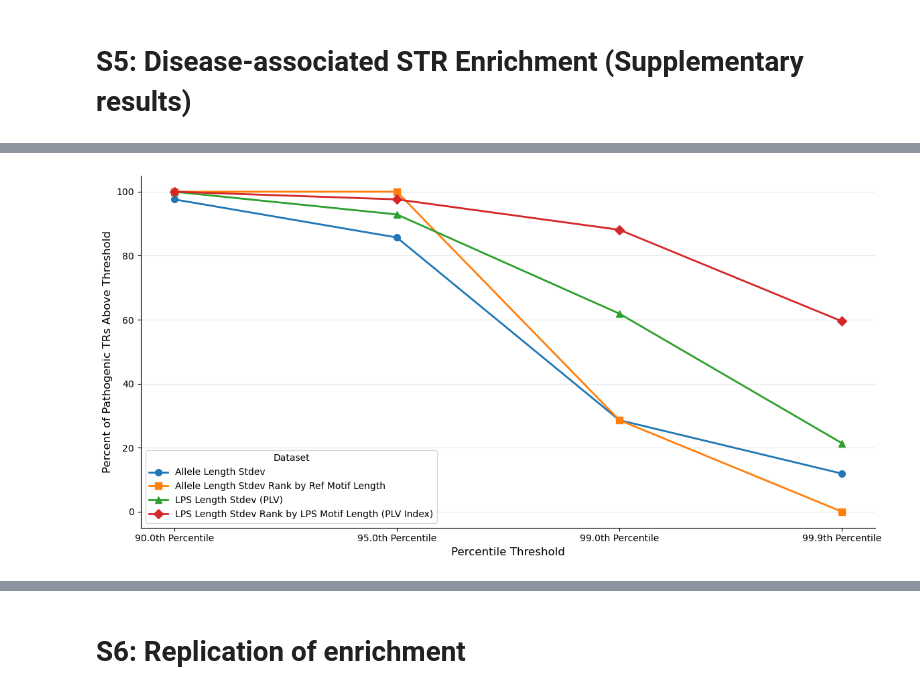
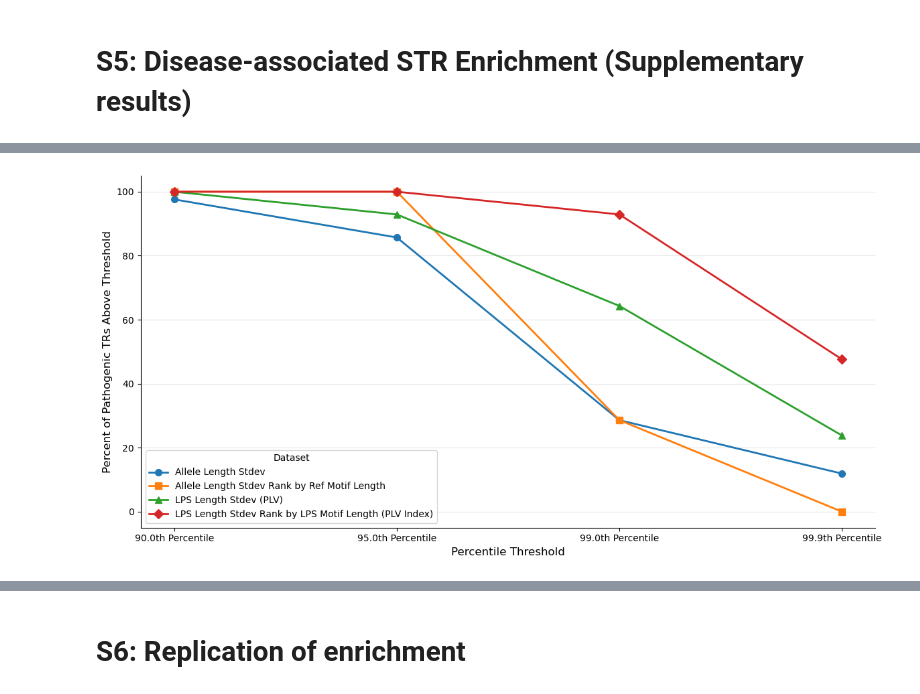
Before and after one commit to ZuchnerLab/AoU_TRs_PLVI_Manuscript, a Jupyter notebook: SupplementaryFigures_Part2.ipynb, the cells around one changed output, grey strips where cells are left out. Cells and saved outputs as stored; diff of their text form; code cells hidden in the pictures.

```diff
--- a/SupplementaryFigures_Part2.ipynb
+++ b/SupplementaryFigures_Part2.ipynb
@@ -149,12 +151,30 @@ Above 90.0th percentile:
   Pathogenic above threshold: 0/42 (0.0%)
 # %%
 # repeat for LPS length
-lps=pd.read_csv('statsTables/DiscoveryCohort_lpsPerMotifStats.TR_Explorer_1.0.1.txt.gz',sep='\t')
+lpsPerMotif=pd.read_csv('statsTables/DiscoveryCohort_lpsPerMotifStats.TR_Explorer_1.0.1.txt.gz',sep='\t')
+lps=pd.read_csv('statsTables/DiscoveryCohort_lpsPerLocusStats.TR_Explorer_1.0.1.txt.gz',sep='\t')
 
 # drop to the most common LPS motif per locus
-lps=lps.sort_values(by=['TRID','N_motif'],ascending=False).drop_duplicates(subset='TRID',keep='first').reset_index(drop=True)
+lpsPerMotif=lpsPerMotif.sort_values(by=['TRID','N_motif'],ascending=False).drop_duplicates(subset='TRID',keep='first').reset_index(drop=True)
 
-# calculate percentile of standard deviation
+# function to convert motifs to their simplest rotational form
+def simplest_motif(motif):
+    i = (motif+motif).find(motif, 1, -1)
+    if i != -1:
+        motif = motif[:i]
+    motifs = []
+    b = len(motif)
+    for i in range(b):
+        c = motif[i:]+motif[:i]
+        motifs.append(c)
+    motifs = [x.upper() for x in motifs]
+    return(min(motifs))
+
+# apply the simplest_motif function the data
+lpsPerMotif['simpleMotif']=lpsPerMotif.loc[:,'LPS_Motif'].apply(simplest_motif)
+lpsPerMotif['motifLen']=lpsPerMotif.loc[:,'simpleMotif'].str.len()
+
+lps=lps.merge(lpsPerMotif.loc[:,['TRID','motifLen','simpleMotif']],how='inner',on='TRID')
 lps['percentile_stdev']=lps.loc[:,'std'].rank(pct=True)
 
 # mark pathogenic TRs
@@ -162,8 +182,8 @@ lps['patho']=0
 lps.loc[lps['TRID'].isin(otherPathogenicTRIDs),'patho']=1
 
 # calculate generalized odds ratio for this statistic
-group1=lps.loc[lps['patho']==1,'percentile_stdev'].dropna().values
-group2=lps.loc[:,'percentile_stdev'].dropna().values
+group1=lps.loc[lps['patho']==1,'std'].dropna().values
+group2=lps.loc[lps['patho']==0,'std'].dropna().values
 u_stat, p_value = scipy.stats.mannwhitneyu(group1,group2,alternative='greater')
 n1=len(group1)
 n2=len(group2)
@@ -293,8 +282,8 @@ thresholds = [0.90, 0.95, 0.99, 0.999]
 datasets = {
     'Allele Length Stdev': [0.976, 0.857, 0.286, 0.119],
     'Allele Length Stdev Rank by Ref Motif Length': [1.0, 1.0, 0.286, 0.0],
-    'LPS Length Stdev (PLV)': [1.0, 0.929, 0.619, 0.214],
-    'LPS Length Stdev Rank by LPS Motif Length (PLV Index)': [1.0, 0.976, 0.881, 0.595]
+    'LPS Length Stdev (PLV)': [1.0, 0.929, 0.643, 0.238],
+    'LPS Length Stdev Rank by LPS Motif Length (PLV Index)': [1.0, 1.0, 0.929, 0.476]
 }
 
 # Collect data for plotting
@@ -318,35 +307,35 @@ fig, ax = plt.subplots(figsize=(12, 6))
 
 # Get unique thresholds and datasets
 threshold_labels = [f'{t*100:.1f}th Percentile' for t in thresholds]
 dataset_names = list(datasets.keys())
 
 # Set up x positions (same spacing as before)
 x = np.arange(len(threshold_labels))
 
 # Plot lines for each dataset
 colors = plt.cm.tab10(np.linspace(0, 0.7, 7))
 markers = ['o', 's', '^', 'D']
 for idx, dataset_name in enumerate(dataset_names):
     data_subset = plot_df[plot_df['Dataset'] == dataset_name]
     values = [data_subset[data_subset['Threshold'] == tl]['percent_pathogenic_above'].values[0]
               for tl in threshold_labels]
     ax.plot(x, values, color=colors[idx], label=dataset_name,
             marker=markers[idx], markersize=7, linewidth=2)
 
 # Customize plot
 ax.set_xlabel('Percentile Threshold', fontsize=12)
 ax.set_ylabel('Percent of Pathogenic TRs Above Threshold', fontsize=12)
 ax.set_xticks(x)
 ax.set_xticklabels(threshold_labels)
 ax.legend(title='Dataset', loc='lower left')
 ax.grid(axis='y', alpha=0.3)
 ax.spines['top'].set_visible(False)
 ax.spines['right'].set_visible(False)
 
 plt.tight_layout()
-plt.savefig('figures/SupplementaryFigure5.svg')
-plt.savefig('figures/SupplementaryFigure5.png',dpi=600)
+plt.savefig('figures/SupplementaryFigure5A.svg')
+plt.savefig('figures/SupplementaryFigure5A.png',dpi=600)
 # %% [output]
-[figure, old version]
+[figure, new version]
 # %%
 # replicate enrichment with Replication cohort
```
Also changed, not shown: parts of 116 cells of this notebook, 9 other files.
